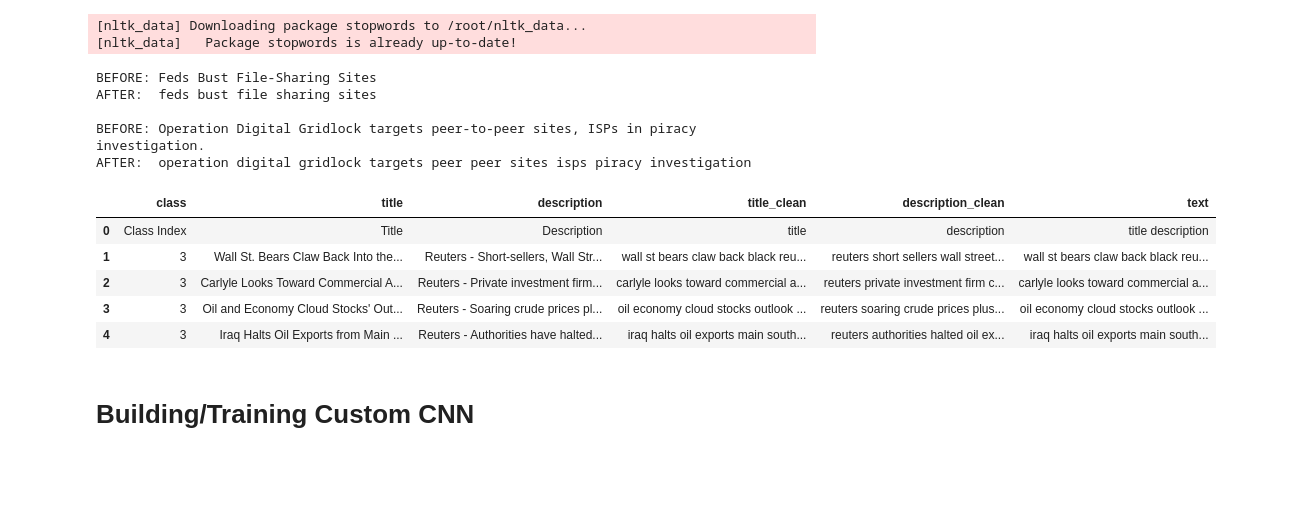
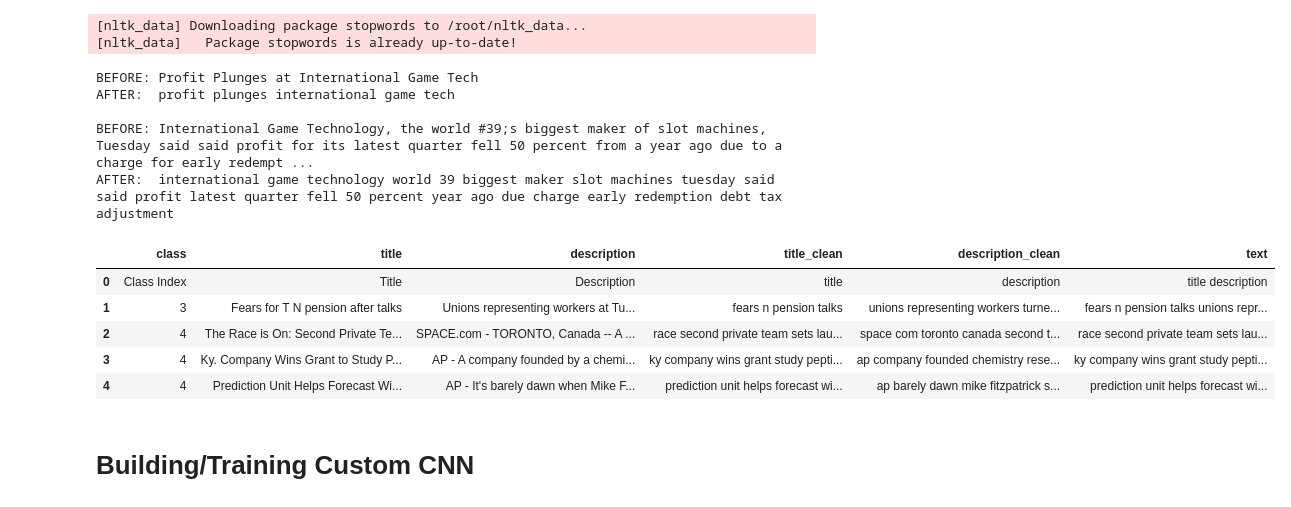
Before and after one commit to Victor-Tung/CS171_news_classification, a Jupyter notebook: CS171_news_classification.ipynb, the cells around one changed output. Cells and saved outputs as stored; diff of their text form; code cells hidden in the pictures; blank space fills up the shorter version.

```diff
--- a/CS171_news_classification.ipynb
+++ b/CS171_news_classification.ipynb
@@ -83,24 +80,24 @@ data['description_clean'] = data['description'].apply(clean_text)
 data['text'] = data['title_clean'] + ' ' + data['description_clean']
 # %%
 # testing clean function
-test_val = 10000
+test_val = 5000
 print("BEFORE:", data['title'].iloc[test_val])
 print("AFTER: ", data['title_clean'].iloc[test_val])
 print()
 print("BEFORE:", data['description'].iloc[test_val])
 print("AFTER: ", data['description_clean'].iloc[test_val])
 data.head(5)
 # %% [output]
-BEFORE: Feds Bust File-Sharing Sites
-AFTER:  feds bust file sharing sites
+BEFORE: Profit Plunges at International Game Tech
+AFTER:  profit plunges international game tech
 
-BEFORE: Operation Digital Gridlock targets peer-to-peer sites, ISPs in piracy investigation.
-AFTER:  operation digital gridlock targets peer peer sites isps piracy investigation
+BEFORE: International Game Technology, the world #39;s biggest maker of slot machines, Tuesday said said profit for its latest quarter fell 50 percent from a year ago due to a charge for early redempt ...
+AFTER:  international game technology world 39 biggest maker slot machines tuesday said said profit latest quarter fell 50 percent year ago due charge early redemption debt tax adjustment
 |  | class | title | description | title_clean | description_clean | text |
 | 0 | Class Index | Title | Description | title | description | title description |
-| 1 | 3 | Wall St. Bears Claw Back Into the... | Reuters - Short-sellers, Wall Str... | wall st bears claw back black reu... | reuters short sellers wall street... | wall st bears claw back black reu... |
-| 2 | 3 | Carlyle Looks Toward Commercial A... | Reuters - Private investment firm... | carlyle looks toward commercial a... | reuters private investment firm c... | carlyle looks toward commercial a... |
-| 3 | 3 | Oil and Economy Cloud Stocks' Out... | Reuters - Soaring crude prices pl... | oil economy cloud stocks outlook ... | reuters soaring crude prices plus... | oil economy cloud stocks outlook ... |
-| 4 | 3 | Iraq Halts Oil Exports from Main ... | Reuters - Authorities have halted... | iraq halts oil exports main south... | reuters authorities halted oil ex... | iraq halts oil exports main south... |
+| 1 | 3 | Fears for T N pension after talks | Unions representing workers at Tu... | fears n pension talks | unions representing workers turne... | fears n pension talks unions repr... |
+| 2 | 4 | The Race is On: Second Private Te... | SPACE.com - TORONTO, Canada -- A ... | race second private team sets lau... | space com toronto canada second t... | race second private team sets lau... |
+| 3 | 4 | Ky. Company Wins Grant to Study P... | AP - A company founded by a chemi... | ky company wins grant study pepti... | ap company founded chemistry rese... | ky company wins grant study pepti... |
+| 4 | 4 | Prediction Unit Helps Forecast Wi... | AP - It's barely dawn when Mike F... | prediction unit helps forecast wi... | ap barely dawn mike fitzpatrick s... | prediction unit helps forecast wi... |
 # %% [markdown]
 # Building/Training Custom CNN
```
Also changed, not shown: parts of 4 cells of this notebook.
